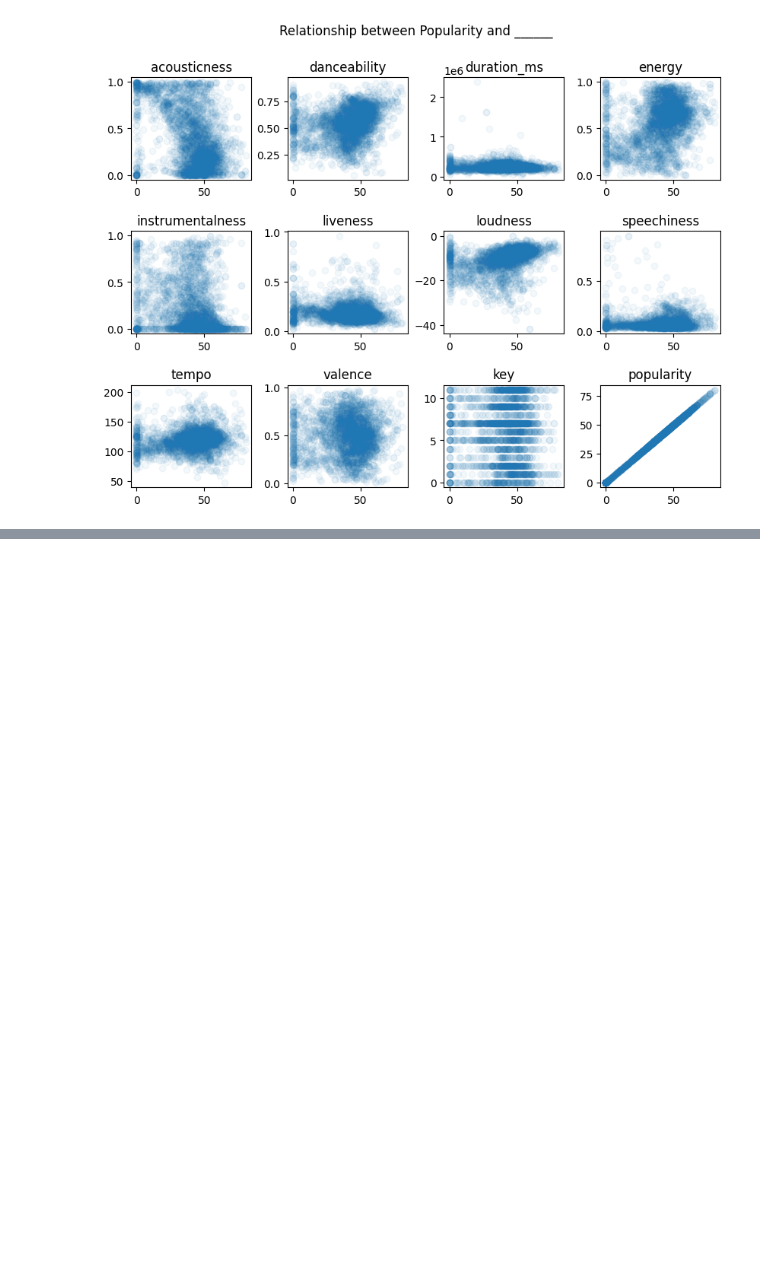
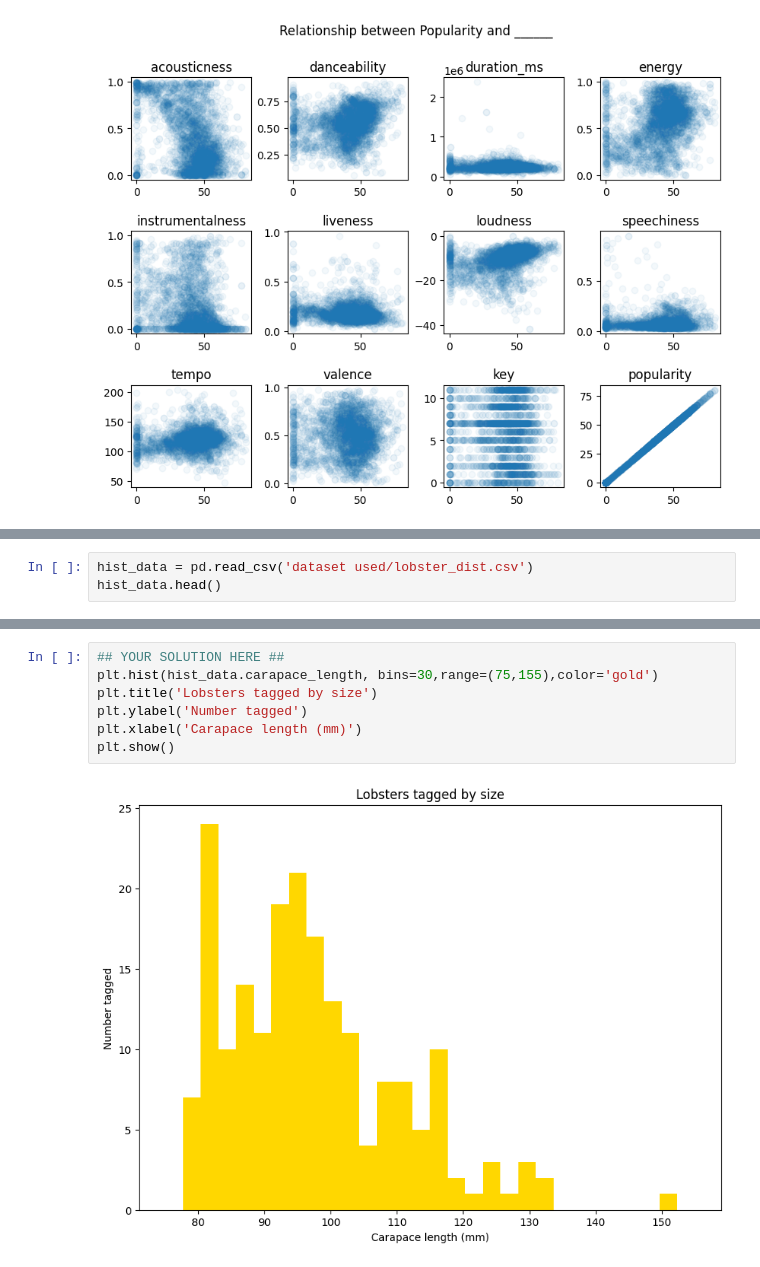
Before and after one commit to AI-human/codecademy_matplotlib_and_seaborn_tuitorial, a Jupyter notebook: Matplotlib.ipynb, the cells around one changed output, grey strips where cells are left out. Cells and saved outputs as stored; diff of their text form; blank space fills up the shorter version.

```diff
--- a/Matplotlib.ipynb
+++ b/Matplotlib.ipynb
@@ -212,0 +238,3 @@ plt.show()
+# %%
+hist_data = pd.read_csv('dataset used/lobster_dist.csv')
+hist_data.head()
@@ -212,0 +277,9 @@ plt.show()
+# %%
+## YOUR SOLUTION HERE ##
+plt.hist(hist_data.carapace_length, bins=30,range=(75,155),color='gold')
+plt.title('Lobsters tagged by size')
+plt.ylabel('Number tagged')
+plt.xlabel('Carapace length (mm)')
+plt.show()
+# %% [output]
+[figure, added]
```
Also changed, not shown: parts of 16 cells of this notebook, 2 other files.
